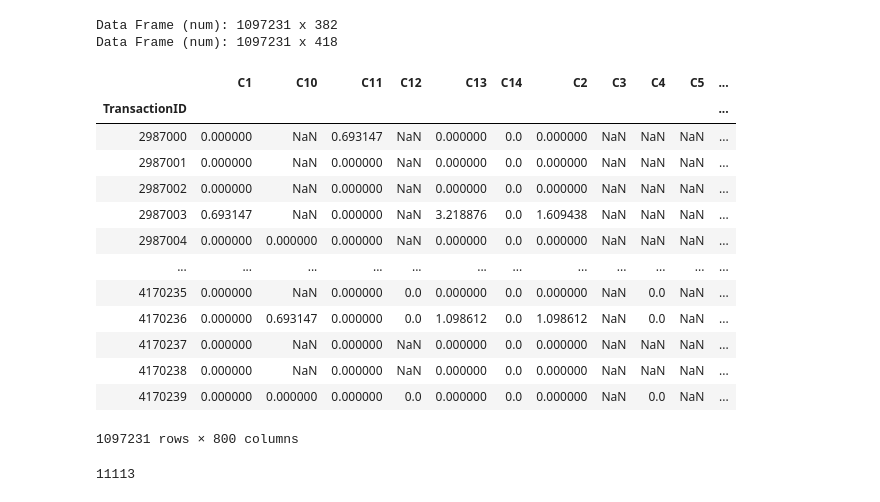
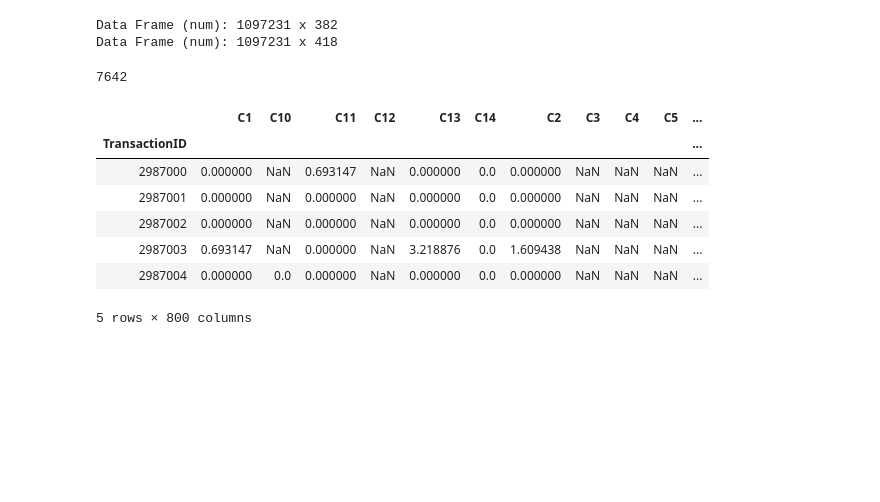
Before and after one commit to devrimcavusoglu/ieee-fraud-detection, a Jupyter notebook: stuff/kernel/preprocess/Merge Processed Data.ipynb, the cells around one changed output. Drawn from its saved outputs; the diff is of its cells as text; code cells hidden in the pictures; blank space fills up the shorter version.

```diff
--- a/stuff/kernel/preprocess/Merge Processed Data.ipynb
+++ b/stuff/kernel/preprocess/Merge Processed Data.ipynb
@@ -46,29 +46,21 @@ Data Frame (num): 1097231 x 418
 indexes = pd.read_csv('./output/transaction_ids.csv.gz')
 # %%
 merged_data = num_data.join(cat_data, how='left')
+del num_data, cat_data
+gc.collect()
+# %% [output]
+7642
 # %%
-merged_data
+merged_data.head()
 # %% [output]
 |  | C1 | C10 | C11 | C12 | C13 | C14 | C2 | C3 | C4 | C5 | ... |
 | TransactionID |  |  |  |  |  |  |  |  |  |  | ... |
 | 2987000 | 0.000000 | NaN | 0.693147 | NaN | 0.000000 | 0.0 | 0.000000 | NaN | NaN | NaN | ... |
 | 2987001 | 0.000000 | NaN | 0.000000 | NaN | 0.000000 | 0.0 | 0.000000 | NaN | NaN | NaN | ... |
 | 2987002 | 0.000000 | NaN | 0.000000 | NaN | 0.000000 | 0.0 | 0.000000 | NaN | NaN | NaN | ... |
 | 2987003 | 0.693147 | NaN | 0.000000 | NaN | 3.218876 | 0.0 | 1.609438 | NaN | NaN | NaN | ... |
-| 2987004 | 0.000000 | 0.000000 | 0.000000 | NaN | 0.000000 | 0.0 | 0.000000 | NaN | NaN | NaN | ... |
-| ... | ... | ... | ... | ... | ... | ... | ... | ... | ... | ... | ... |
-| 4170235 | 0.000000 | NaN | 0.000000 | 0.0 | 0.000000 | 0.0 | 0.000000 | NaN | 0.0 | NaN | ... |
-| 4170236 | 0.000000 | 0.693147 | 0.000000 | 0.0 | 1.098612 | 0.0 | 1.098612 | NaN | 0.0 | NaN | ... |
-| 4170237 | 0.000000 | NaN | 0.000000 | NaN | 0.000000 | 0.0 | 0.000000 | NaN | NaN | NaN | ... |
-| 4170238 | 0.000000 | NaN | 0.000000 | NaN | 0.000000 | 0.0 | 0.000000 | NaN | NaN | NaN | ... |
-| 4170239 | 0.000000 | 0.000000 | 0.000000 | 0.0 | 0.000000 | 0.0 | 0.000000 | NaN | 0.0 | NaN | ... |
+| 2987004 | 0.000000 | 0.0 | 0.000000 | NaN | 0.000000 | 0.0 | 0.000000 | NaN | NaN | NaN | ... |
-1097231 rows × 800 columns
+5 rows × 800 columns
-# %%
-import gc
-del num_data, cat_data
-gc.collect()
-# %% [output]
-11113
 # %%
 nums = pd.read_parquet('./output/pre-modeling/all_num_data.pqt.gz')
 # %%
```
Also changed, not shown: parts of 5 cells of this notebook, 8 other files.
